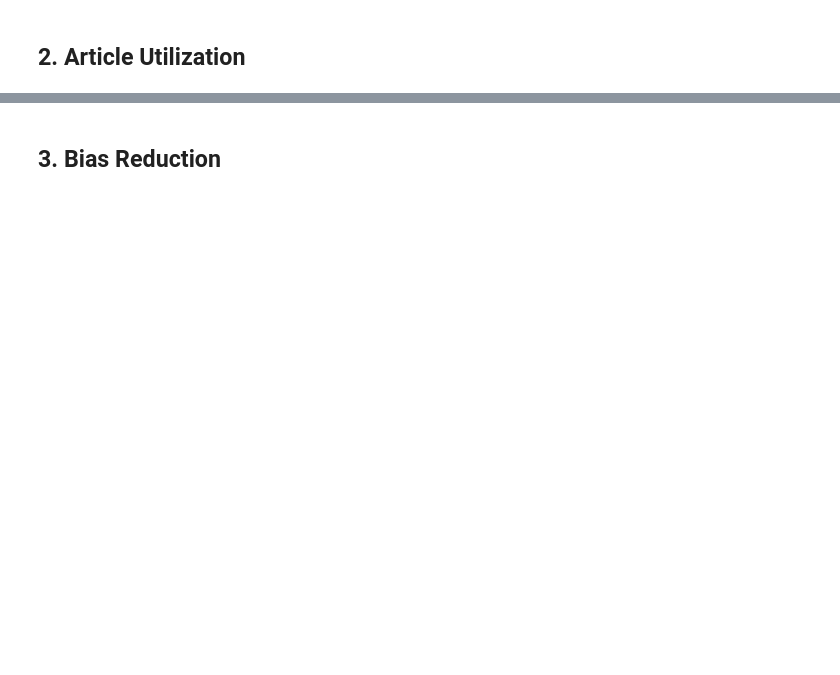
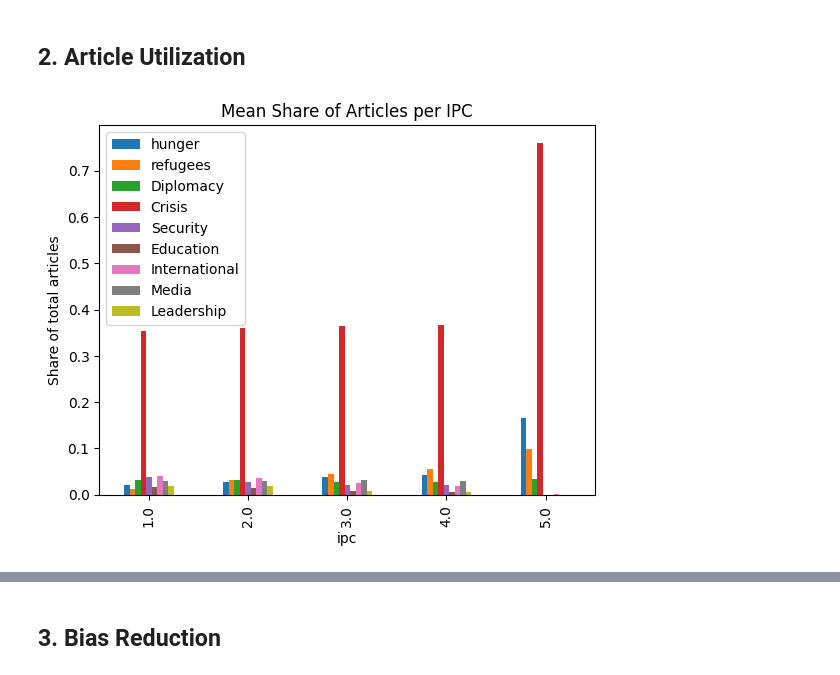
Before and after one commit to EKarasevnl/DC3-Group-13, a Jupyter notebook: src.ipynb, the cells around one changed output, grey strips where cells are left out. Saved outputs shown, nothing was run; the diff lists cells and outputs as text; code cells hidden in the pictures; blank space fills up the shorter version.

Commit message:
article utilization done

```diff
--- a/src.ipynb
+++ b/src.ipynb
@@ -47,2 +59,6 @@ NN_final_model = model_eval(X = X_improved, y = y_improved, model_type = "NN")
 # %% [markdown]
 ## 2. Article Utilization
+# %%
+helper_functions.articles_per_ipc(y_template)
+# %% [output]
+[figure, added]
```
Also changed, not shown: parts of 4 cells of this notebook, 5 other files.
